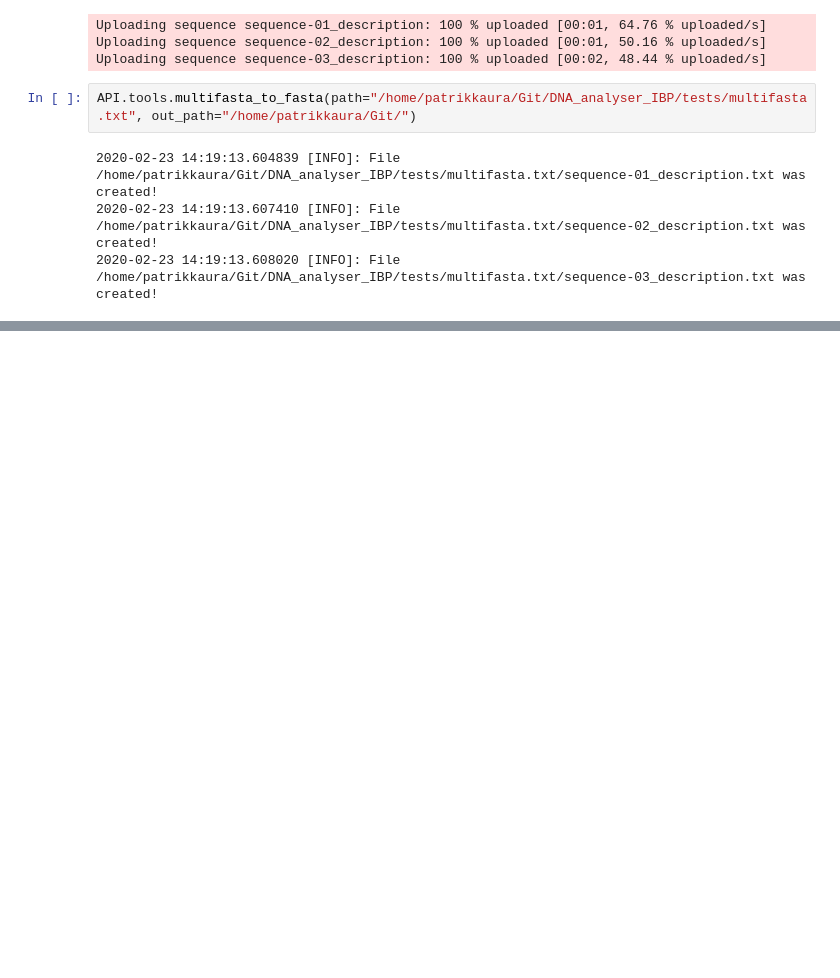
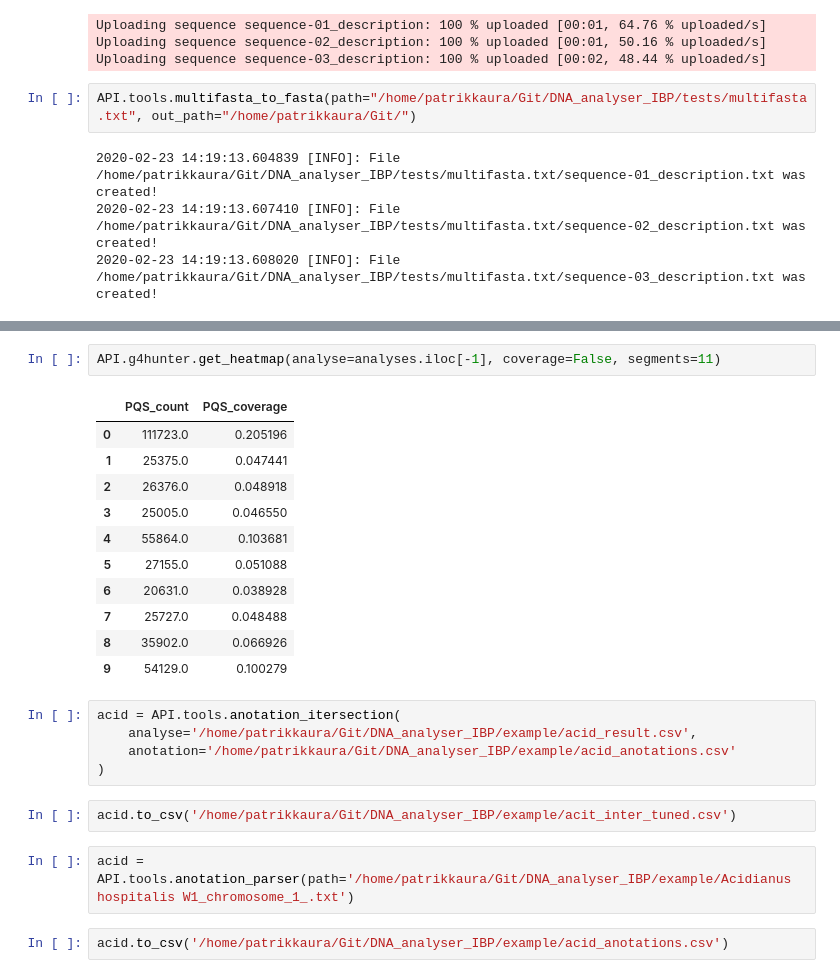
Before and after one commit to patrikkaura/dna-analyser-ibp, a Jupyter notebook: example/example_test_script-checkpoint.ipynb, the cells around one changed output, grey strips where cells are left out. Saved outputs shown, nothing was run; the diff lists cells and outputs as text; blank space fills up the shorter version.

Commit message:
feat: add heatmap raw data + intersection

```diff
--- a/example/example_test_script-checkpoint.ipynb
+++ b/example/example_test_script-checkpoint.ipynb
@@ -389,0 +390,25 @@ API.g4hunter.save_heatmap(analyse=API.g4hunter.load_all()[41:43], coverage=True,
+# %%
+API.g4hunter.get_heatmap(analyse=analyses.iloc[-1], coverage=False, segments=11)
+# %% [output]
+|  | PQS_count | PQS_coverage |
+| 0 | 111723.0 | 0.205196 |
+| 1 | 25375.0 | 0.047441 |
+| 2 | 26376.0 | 0.048918 |
+| 3 | 25005.0 | 0.046550 |
+| 4 | 55864.0 | 0.103681 |
+| 5 | 27155.0 | 0.051088 |
+| 6 | 20631.0 | 0.038928 |
+| 7 | 25727.0 | 0.048488 |
+| 8 | 35902.0 | 0.066926 |
+| 9 | 54129.0 | 0.100279 |
+# %%
+acid = API.tools.anotation_itersection(
+    analyse='/home/patrikkaura/Git/DNA_analyser_IBP/example/acid_result.csv',
+    anotation='/home/patrikkaura/Git/DNA_analyser_IBP/example/acid_anotations.csv'
+)
+# %%
+acid.to_csv('/home/patrikkaura/Git/DNA_analyser_IBP/example/acit_inter_tuned.csv')
+# %%
+acid = API.tools.anotation_parser(path='/home/patrikkaura/Git/DNA_analyser_IBP/example/Acidianus hospitalis W1_chromosome_1_.txt')
+# %%
+acid.to_csv('/home/patrikkaura/Git/DNA_analyser_IBP/example/acid_anotations.csv')
```
Also changed, not shown: parts of 5 cells of this notebook, 9 other files.
